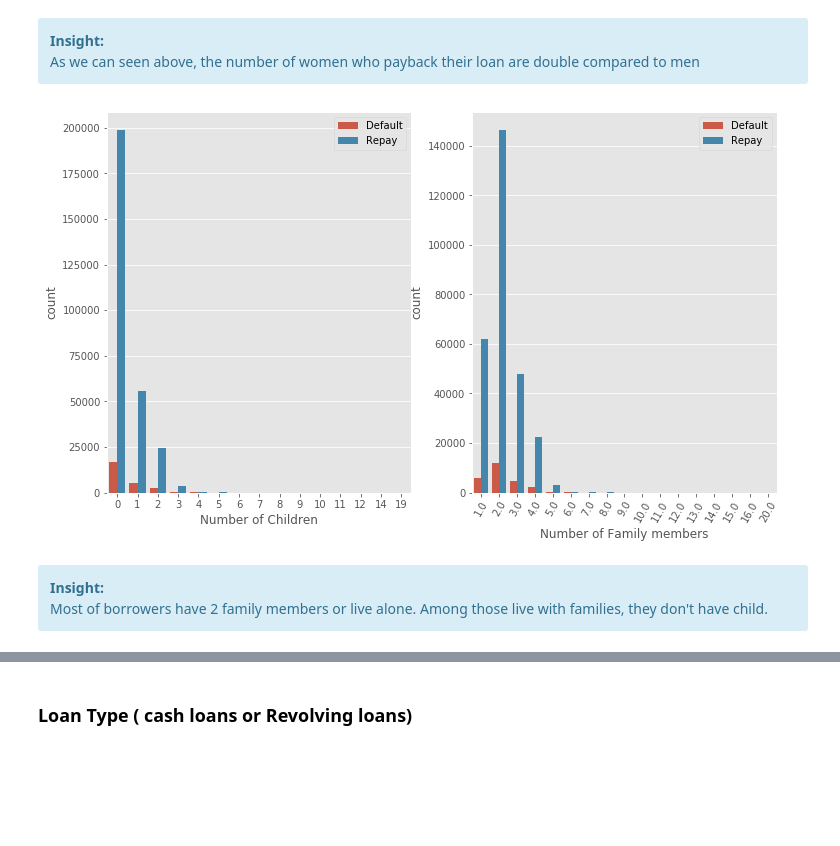
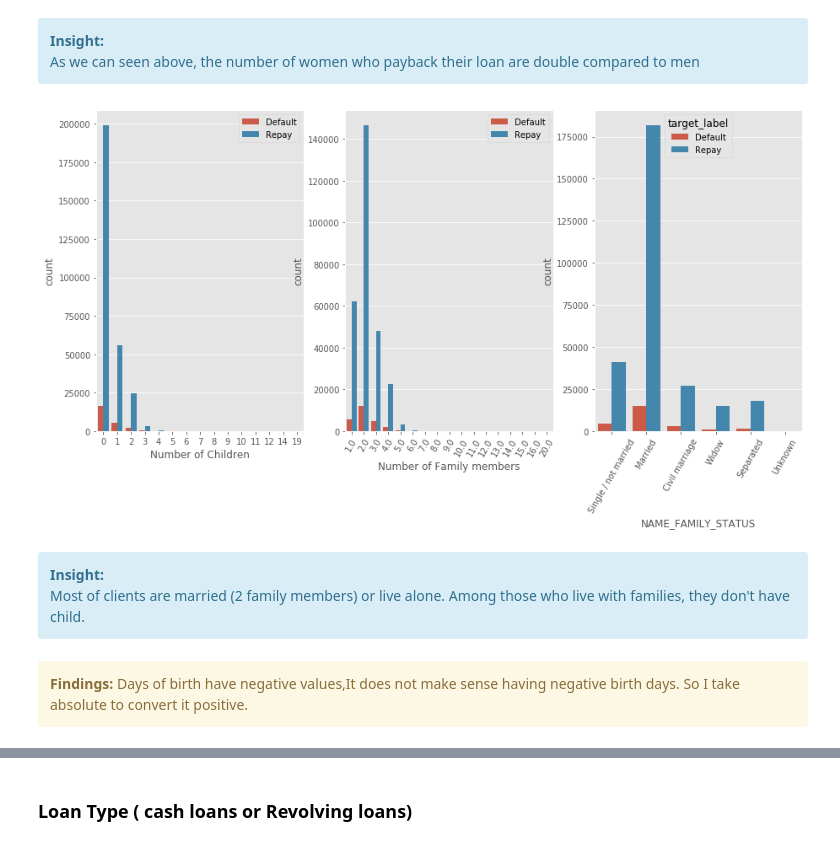
Before and after one commit to sunny0103/personal_project_kaggle, a Jupyter notebook: bank_loan/bank Loan EDA.ipynb, the cells around one changed output, grey strips where cells are left out. Cells and saved outputs as stored; diff of their text form; code cells hidden in the pictures; blank space fills up the shorter version.

```diff
--- a/bank_loan/bank Loan EDA.ipynb
+++ b/bank_loan/bank Loan EDA.ipynb
@@ -236,5 +236,5 @@ plt.show()
 # %%
-applicationDF['taget_label'] = np.where(applicationDF['TARGET'] == 0, 'Repay', 'Default')
+applicationDF['target_label'] = np.where(applicationDF['TARGET'] == 0, 'Repay', 'Default')
 applicationDF
 # %% [output]
 |  | SK_ID_CURR | TARGET | NAME_CONTRACT_TYPE | CODE_GENDER | FLAG_OWN_CAR | FLAG_OWN_REALTY | CNT_CHILDREN | ... |
@@ -305,20 +305,26 @@ posx and posy should be finite values
 <b>Insight:</b> <br> As we can seen above, the number of women who payback their loan are double compared to men
 </div>
 # %%
-plt.figure(figsize=(12,7))
-plt.subplot(1,2,1)
-sns.countplot(data=applicationDF,x='CNT_CHILDREN',hue='taget_label')
+plt.figure(figsize=(15,7))
+plt.subplot(1,3,1)
+sns.countplot(data=applicationDF,x='CNT_CHILDREN',hue='target_label')
 plt.legend(loc=1)
 plt.xlabel("Number of Children")
-plt.subplot(1,2,2)
-sns.countplot(data=applicationDF,x='CNT_FAM_MEMBERS',hue='taget_label')
+plt.subplot(1,3,2)
+sns.countplot(data=applicationDF,x='CNT_FAM_MEMBERS',hue='target_label')
 plt.legend(loc=1)
 plt.xlabel("Number of Family members")
 plt.xticks(rotation=60)
+plt.subplot(1,3,3)
+sns.countplot(data=applicationDF,x='NAME_FAMILY_STATUS',hue='target_label')
+plt.xticks(rotation=60)
 plt.show()
 # %% [output]
-[figure, old version]
+[figure, new version]
 # %% [markdown]
 <div class="alert alert-block alert-info">
-<b>Insight:</b> <br> Most of borrowers have 2 family members or live alone. Among those live with families, they don't have child.
+<b>Insight:</b> <br> Most of clients are married (2 family members) or live alone. Among those who live with families, they don't have child.
 </div>
+# %% [markdown]
+<div class="alert alert-block alert-warning">
+    <b>Findings: </b> Days of birth have negative values,It does not make sense having negative birth days. So I take absolute to convert it positive.</div>
```
Also changed, not shown: parts of 23 cells of this notebook.
